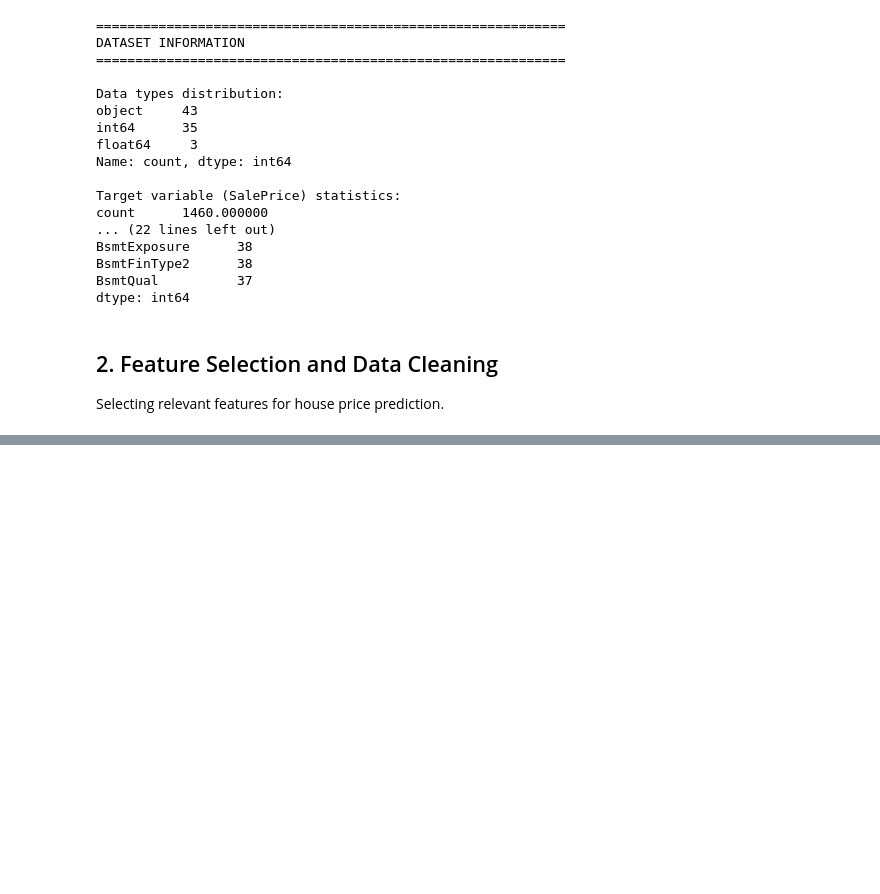
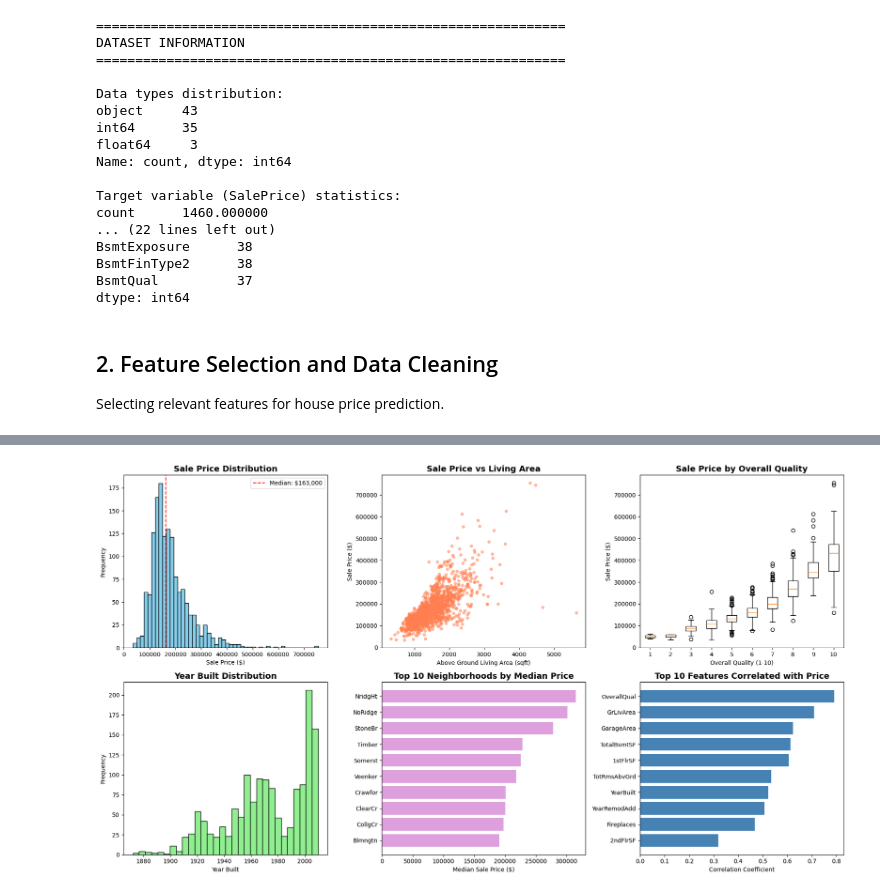
Before and after one commit to Ahmad-AbuGhazaleh/DS-AI-SQA-Project, a Jupyter notebook: house-prices-regression/house_prices_regression.ipynb, the cells around one changed output, grey strips where cells are left out. Saved outputs shown, nothing was run; the diff lists cells and outputs as text; code cells hidden in the pictures; blank space fills up the shorter version.

```diff
--- a/house-prices-regression/house_prices_regression.ipynb
+++ b/house-prices-regression/house_prices_regression.ipynb
@@ -93,19 +93,23 @@ dtype: int64
 ## 2. Feature Selection and Data Cleaning
 Selecting relevant features for house price prediction.
 # %%
-# Select features for modeling (avoiding high-missing features)
+# Select features for modeling
+# Fixed: Removed 'PoolQC' (99.5% missing) and 'MiscFeature' (96% missing) per CR-003
+
 numerical_features = [
     'LotArea', 'OverallQual', 'OverallCond', 'YearBuilt',
     'YearRemodAdd', 'TotalBsmtSF', 'GrLivArea',
     '1stFlrSF', '2ndFlrSF', 'BedroomAbvGr',
     'TotRmsAbvGrd', 'Fireplaces', 'GarageArea',
-    'YrSold'
+    'PoolArea', 'YrSold'
 ]
 
 categorical_features = [
     'MSZoning', 'Street', 'LotShape', 'Neighborhood',
     'HouseStyle', 'RoofStyle', 'Foundation',
     'Heating', 'CentralAir', 'KitchenQual',
+    # 'PoolQC' REMOVED (99.5% missing - CR-003)
+    # 'MiscFeature' REMOVED (96% missing - CR-003)
     'SaleCondition'
 ]
 
@@ -117,4 +121,7 @@ selected_features = numerical_features + categorical_features
 print(f"Selected {len(selected_features)} features:")
 print(f"  - Numerical: {len(numerical_features)}")
 print(f"  - Categorical: {len(categorical_features)}")
+print(f"\nRemoved problematic features:")
+print(f"  - PoolQC (99.5% missing)")
+print(f"  - MiscFeature (96.3% missing)")
 # %% [output]
@@ -209,0 +201,72 @@ Checking for invalid values:
+# %%
+# Data Quality Report Visualization
+fig, axes = plt.subplots(2, 3, figsize=(18, 10))
+
+# 1. SalePrice Distribution
+axes[0, 0].hist(df_clean['SalePrice'], bins=50,
+                color='skyblue', edgecolor='black')
+axes[0, 0].set_title('Sale Price Distribution', fontsize=14, fontweight='bold')
+axes[0, 0].set_xlabel('Sale Price ($)')
+axes[0, 0].set_ylabel('Frequency')
+axes[0, 0].axvline(df_clean['SalePrice'].median(), color='red', linestyle='--',
+                   label=f"Median: ${df_clean['SalePrice'].median():,.0f}")
+axes[0, 0].legend()
+
+# 2. SalePrice vs GrLivArea
+axes[0, 1].scatter(df_clean['GrLivArea'], df_clean['SalePrice'],
+                   alpha=0.5, color='coral', s=20)
+axes[0, 1].set_title('Sale Price vs Living Area',
+                     fontsize=14, fontweight='bold')
+axes[0, 1].set_xlabel('Above Ground Living Area (sqft)')
+axes[0, 1].set_ylabel('Sale Price ($)')
+
+# 3. SalePrice vs OverallQual
+axes[0, 2].boxplot([df_clean[df_clean['OverallQual'] == i]['SalePrice'].values
+                    for i in sorted(df_clean['OverallQual'].unique())],
+                   labels=sorted(df_clean['OverallQual'].unique()))
+axes[0, 2].set_title('Sale Price by Overall Quality',
+                     fontsize=14, fontweight='bold')
+axes[0, 2].set_xlabel('Overall Quality (1-10)')
+axes[0, 2].set_ylabel('Sale Price ($)')
+
+# 4. Year Built Distribution
+axes[1, 0].hist(df_clean['YearBuilt'], bins=30,
+                color='lightgreen', edgecolor='black')
+axes[1, 0].set_title('Year Built Distribution', fontsize=14, fontweight='bold')
+axes[1, 0].set_xlabel('Year Built')
+axes[1, 0].set_ylabel('Frequency')
+
+# 5. Top 10 Neighborhoods by Median Price
+neighborhood_prices = df_clean.groupby(
+    'Neighborhood')['SalePrice'].median().sort_values(ascending=False).head(10)
+axes[1, 1].barh(range(len(neighborhood_prices)),
+                neighborhood_prices.values, color='plum')
+axes[1, 1].set_yticks(range(len(neighborhood_prices)))
+axes[1, 1].set_yticklabels(neighborhood_prices.index)
+axes[1, 1].set_title('Top 10 Neighborhoods by Median Price',
+                     fontsize=14, fontweight='bold')
+axes[1, 1].set_xlabel('Median Sale Price ($)')
+axes[1, 1].invert_yaxis()
+
+# 6. Correlation with SalePrice (Top 10 features)
+# Select only numerical features for correlation
+numerical_df = df_clean[numerical_features + [target]]
+correlations = numerical_df.corr()[target].sort_values(ascending=False)[1:11]
+axes[1, 2].barh(range(len(correlations)),
+                correlations.values, color='steelblue')
+axes[1, 2].set_yticks(range(len(correlations)))
+axes[1, 2].set_yticklabels(correlations.index)
+axes[1, 2].set_title('Top 10 Features Correlated with Price',
+                     fontsize=14, fontweight='bold')
+axes[1, 2].set_xlabel('Correlation Coefficient')
+axes[1, 2].invert_yaxis()
+axes[1, 2].axvline(0, color='black', linestyle='-', linewidth=0.5)
+
+plt.tight_layout()
+plt.savefig('house_prices_data_quality_report.png',
+            dpi=300, bbox_inches='tight')
+plt.show()
+
+print("✓ Data Quality Report generated and saved as 'house_prices_data_quality_report.png'")
+# %% [output]
+[figure, added]
```
Also changed, not shown: parts of 10 cells of this notebook, 8 other files.
